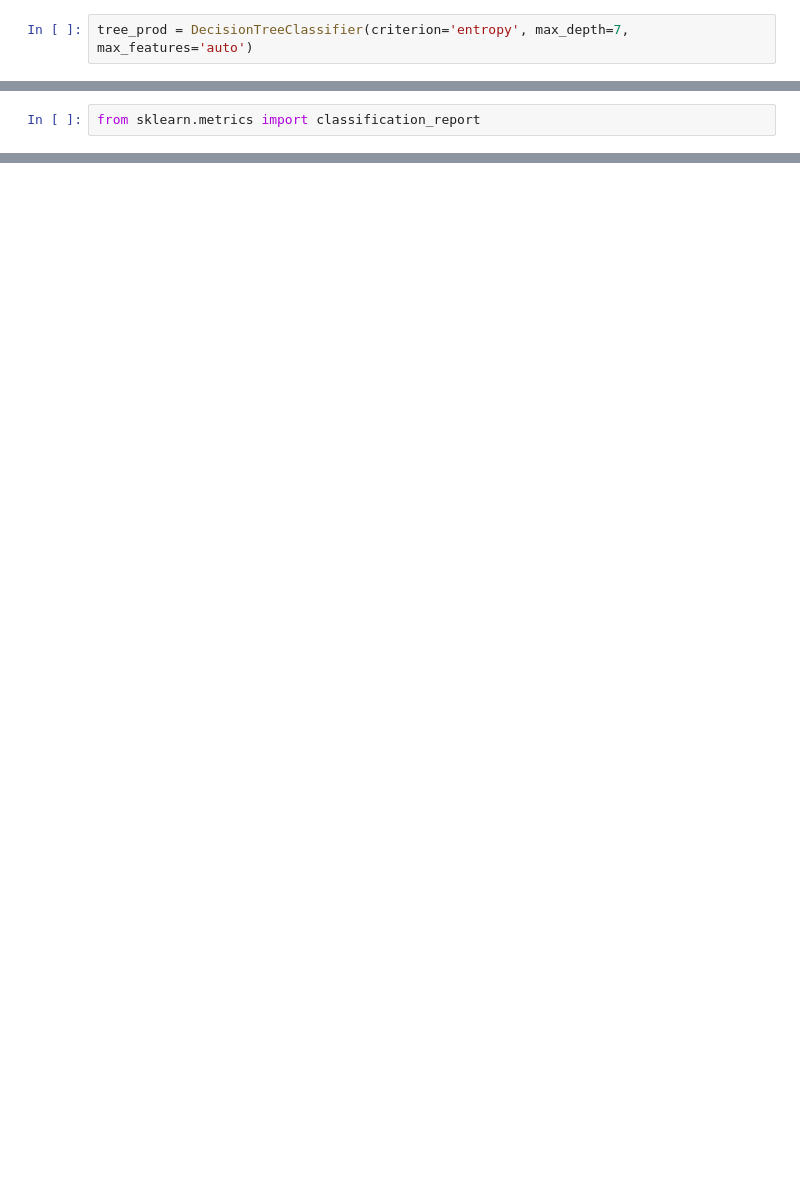
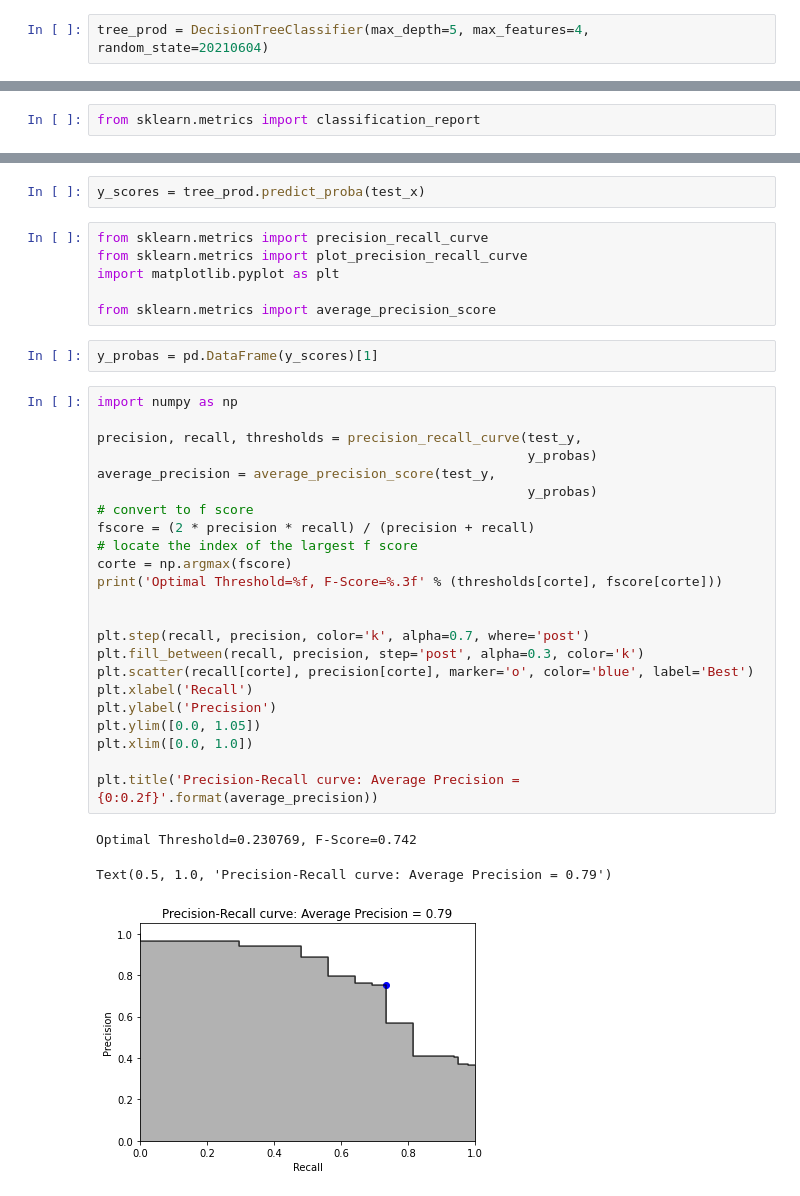
Before and after one commit to qSergio/Intro2ML, a Jupyter notebook: Session2/Supervised_Learning_Classification.ipynb, the cells around one changed output, grey strips where cells are left out. Cells and saved outputs as stored; diff of their text form; blank space fills up the shorter version.

Commit message:
Adds roc curve and pr plots

```diff
--- a/Session2/Supervised_Learning_Classification.ipynb
+++ b/Session2/Supervised_Learning_Classification.ipynb
@@ -336,5 +336,5 @@ Image(graph.create_png())
 # %%
-tree_prod = DecisionTreeClassifier(criterion='entropy', max_depth=7, max_features='auto')
+tree_prod = DecisionTreeClassifier(max_depth=5, max_features=4, random_state=20210604)
 # %%
 tree_prod.fit(train_x, train_y)
 # %% [output]
@@ -373,0 +389,37 @@ weighted avg       0.81      0.81      0.80       268
+# %%
+y_scores = tree_prod.predict_proba(test_x)
+# %%
+from sklearn.metrics import precision_recall_curve
+from sklearn.metrics import plot_precision_recall_curve
+import matplotlib.pyplot as plt
+
+from sklearn.metrics import average_precision_score
+# %%
+y_probas = pd.DataFrame(y_scores)[1]
+# %%
+import numpy as np
+
+precision, recall, thresholds = precision_recall_curve(test_y,
+                                                       y_probas)
+average_precision = average_precision_score(test_y,
+                                                       y_probas)
+# convert to f score
+fscore = (2 * precision * recall) / (precision + recall)
+# locate the index of the largest f score
+corte = np.argmax(fscore)
+print('Optimal Threshold=%f, F-Score=%.3f' % (thresholds[corte], fscore[corte]))
+
+
+plt.step(recall, precision, color='k', alpha=0.7, where='post')
+plt.fill_between(recall, precision, step='post', alpha=0.3, color='k')
+plt.scatter(recall[corte], precision[corte], marker='o', color='blue', label='Best')
+plt.xlabel('Recall')
+plt.ylabel('Precision')
+plt.ylim([0.0, 1.05])
+plt.xlim([0.0, 1.0])
+
+plt.title('Precision-Recall curve: Average Precision = {0:0.2f}'.format(average_precision))
+# %% [output]
+Optimal Threshold=0.230769, F-Score=0.742
+Text(0.5, 1.0, 'Precision-Recall curve: Average Precision = 0.79')
+[figure, added]
```
Also changed, not shown: parts of 9 cells of this notebook.
